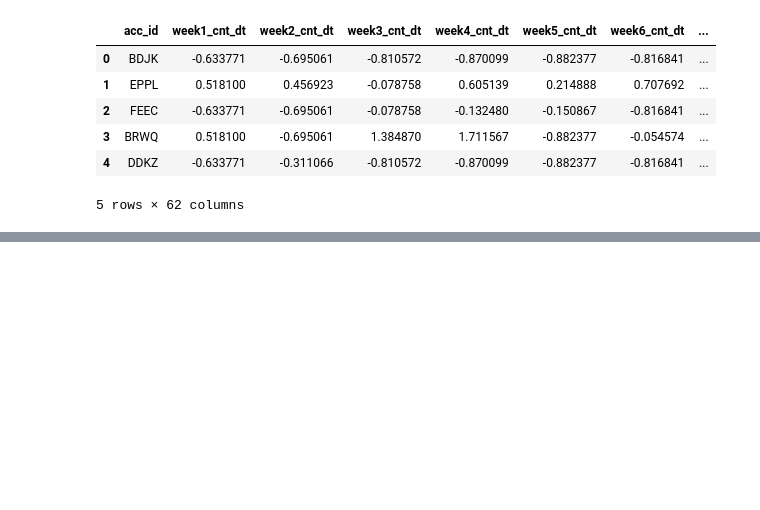
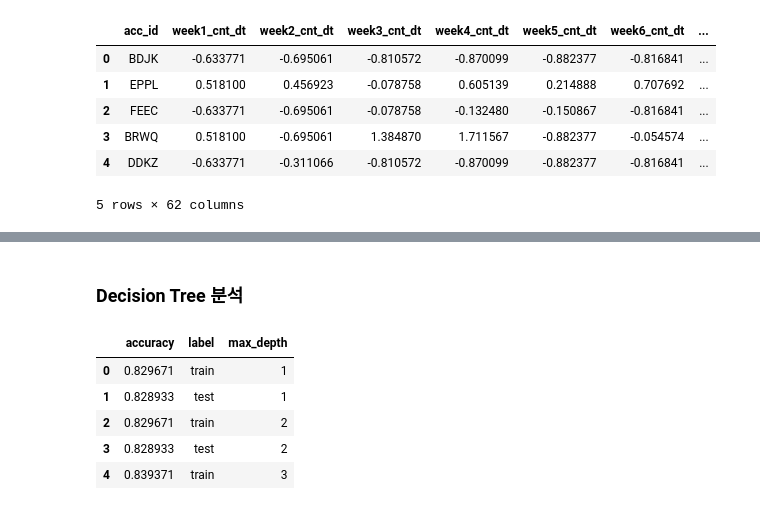
Before and after one commit to developkelvin/game-churn-prediction, a Jupyter notebook: Modeling/DecisionTree.ipynb, the cells around one changed output, grey strips where cells are left out. Drawn from its saved outputs; the diff is of its cells as text; code cells hidden in the pictures; blank space fills up the shorter version.

```diff
--- a/Modeling/DecisionTree.ipynb
+++ b/Modeling/DecisionTree.ipynb
@@ -59,2 +77,23 @@ Name: label, dtype: int64
 test_size = 0.3
 X_train, X_test, y_train, y_test = train_test_split(X, y, test_size=test_size, random_state=42)
+# %% [markdown]
+### Decision Tree 분석
+# %%
+# tree의 max_depth가 1부터 20 사이일 때의 train/test 정확도를 구함
+train_test_acc = list()
+
+for i in range(1,20):
+    tree = DecisionTreeClassifier(max_depth=i, random_state=42)
+    tree.fit(X_train, y_train)
+    train_test_acc.append({'max_depth':i, 'accuracy':tree.score(X_train, y_train), 'label':'train'})
+    train_test_acc.append({'max_depth':i, 'accuracy':tree.score(X_test, y_test), 'label':'test'})
+
+train_test_df = pd.DataFrame(train_test_acc)
+train_test_df.head()
+# %% [output]
+|  | accuracy | label | max_depth |
+| 0 | 0.829671 | train | 1 |
+| 1 | 0.828933 | test | 1 |
+| 2 | 0.829671 | train | 2 |
+| 3 | 0.828933 | test | 2 |
+| 4 | 0.839371 | train | 3 |
```
Also changed, not shown: parts of 16 cells of this notebook, 2 other files.
